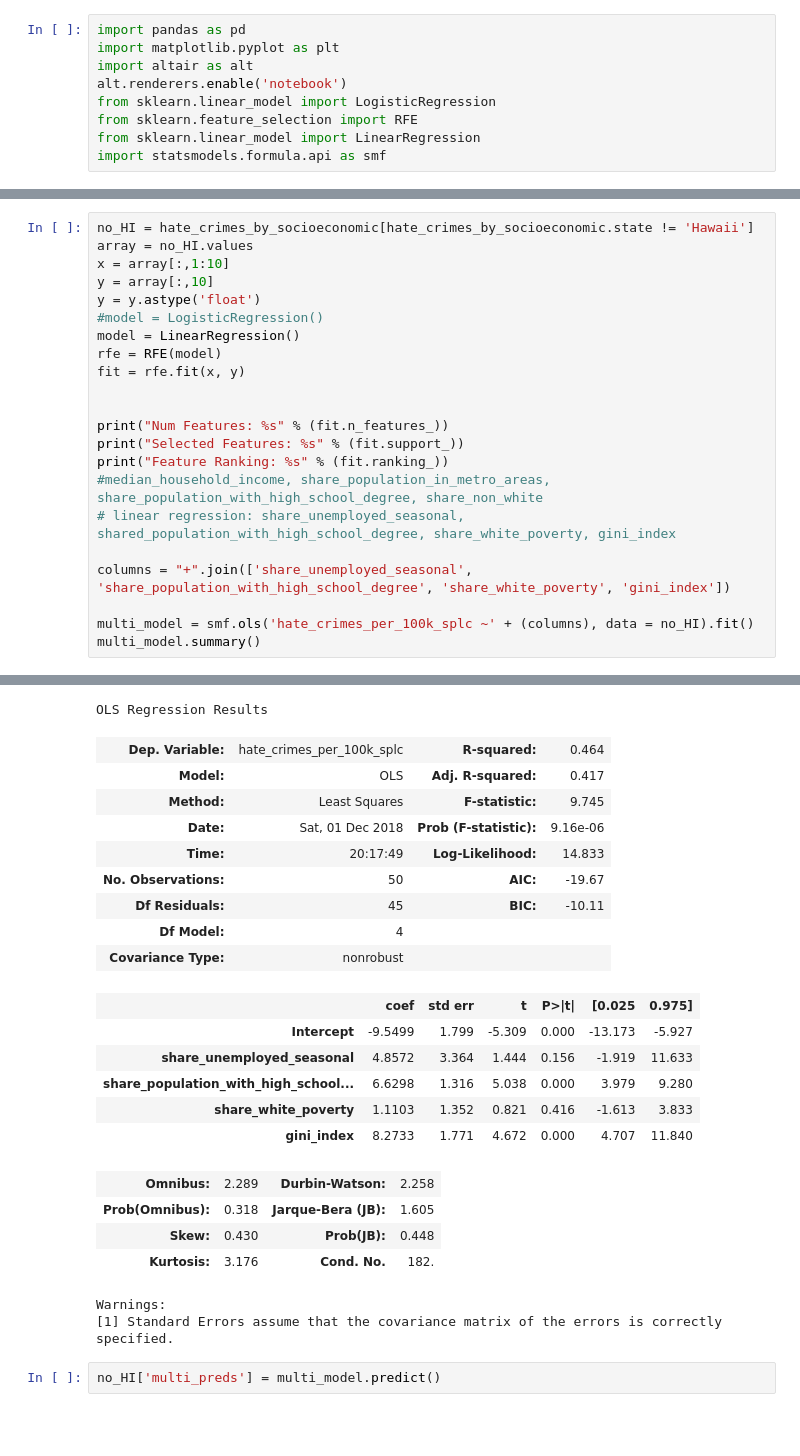
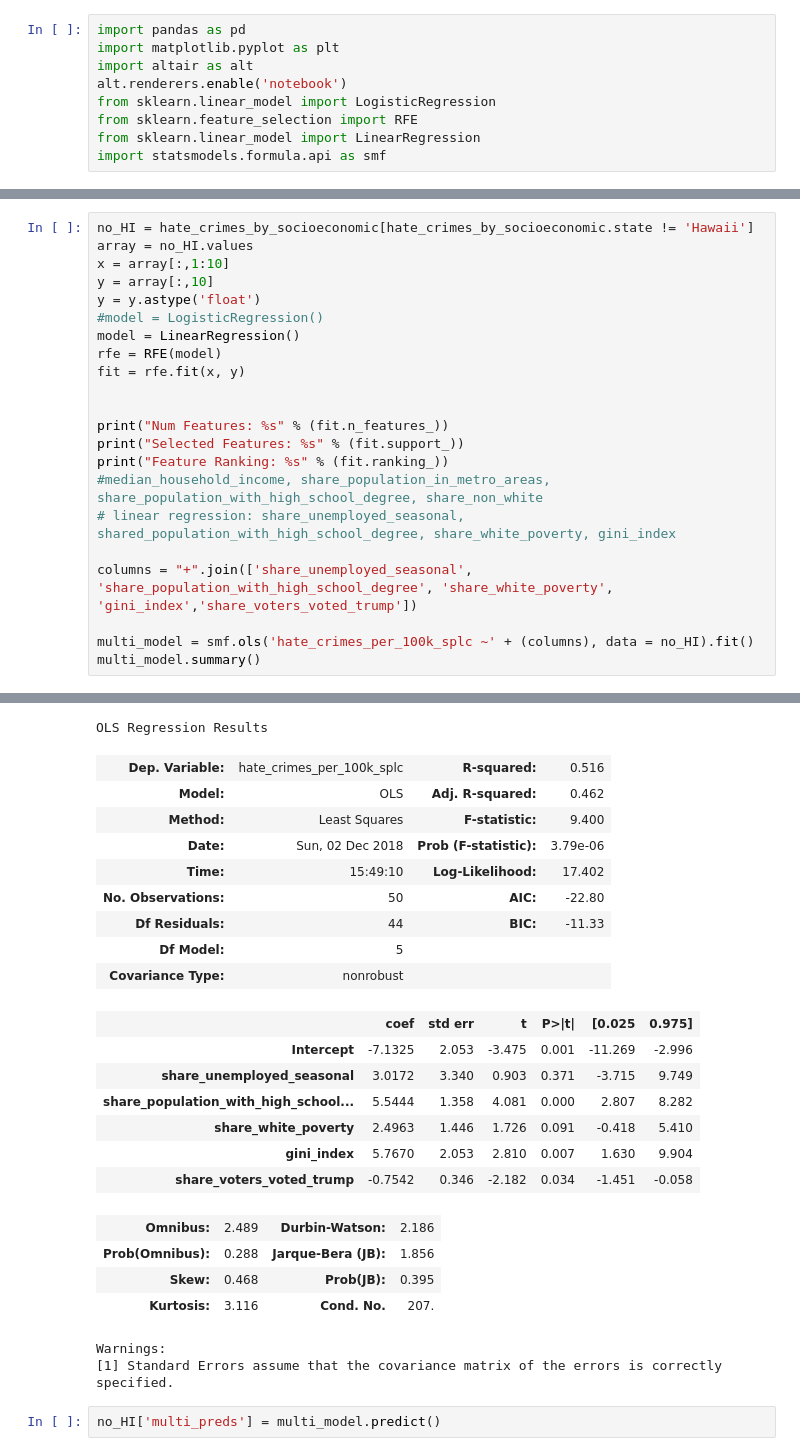
Before and after one commit to caseyahlan/hatecrimes-finalproject, a Jupyter notebook: statistical modeling.ipynb, the cells around one changed output, grey strips where cells are left out. Drawn from its saved outputs; the diff is of its cells as text; blank space fills up the shorter version.

```diff
--- a/statistical modeling.ipynb
+++ b/statistical modeling.ipynb
@@ -20,49 +28,50 @@ state_by_crime_type = pd.read_csv("./data/table_11_offenses_offense_type_by_part
 # %%
 no_HI = hate_crimes_by_socioeconomic[hate_crimes_by_socioeconomic.state != 'Hawaii']
 array = no_HI.values
 x = array[:,1:10]
 y = array[:,10]
 y = y.astype('float')
 #model = LogisticRegression()
 model = LinearRegression()
 rfe = RFE(model)
 fit = rfe.fit(x, y)
 
 
 print("Num Features: %s" % (fit.n_features_))
 print("Selected Features: %s" % (fit.support_))
 print("Feature Ranking: %s" % (fit.ranking_))
 #median_household_income, share_population_in_metro_areas, share_population_with_high_school_degree, share_non_white
 # linear regression: share_unemployed_seasonal, shared_population_with_high_school_degree, share_white_poverty, gini_index
 
-columns = "+".join(['share_unemployed_seasonal', 'share_population_with_high_school_degree', 'share_white_poverty', 'gini_index'])
+columns = "+".join(['share_unemployed_seasonal', 'share_population_with_high_school_degree', 'share_white_poverty', 'gini_index','share_voters_voted_trump'])
 
 multi_model = smf.ols('hate_crimes_per_100k_splc ~' + (columns), data = no_HI).fit()
 multi_model.summary()
 # %% [output]
 Num Features: 4
 Selected Features: [False  True False  True False  True  True False False]
 Feature Ranking: [6 1 4 1 3 1 1 5 2]
 OLS Regression Results
-| Dep. Variable: | hate_crimes_per_100k_splc | R-squared: | 0.464 |
-| Model: | OLS | Adj. R-squared: | 0.417 |
-| Method: | Least Squares | F-statistic: | 9.745 |
-| Date: | Sat, 01 Dec 2018 | Prob (F-statistic): | 9.16e-06 |
-| Time: | 20:17:49 | Log-Likelihood: | 14.833 |
-| No. Observations: | 50 | AIC: | -19.67 |
-| Df Residuals: | 45 | BIC: | -10.11 |
-| Df Model: | 4 |  |  |
+| Dep. Variable: | hate_crimes_per_100k_splc | R-squared: | 0.516 |
+| Model: | OLS | Adj. R-squared: | 0.462 |
+| Method: | Least Squares | F-statistic: | 9.400 |
+| Date: | Sun, 02 Dec 2018 | Prob (F-statistic): | 3.79e-06 |
+| Time: | 15:49:10 | Log-Likelihood: | 17.402 |
+| No. Observations: | 50 | AIC: | -22.80 |
+| Df Residuals: | 44 | BIC: | -11.33 |
+| Df Model: | 5 |  |  |
 | Covariance Type: | nonrobust |  |  |
 |  | coef | std err | t | P>|t| | [0.025 | 0.975] |
-| Intercept | -9.5499 | 1.799 | -5.309 | 0.000 | -13.173 | -5.927 |
-| share_unemployed_seasonal | 4.8572 | 3.364 | 1.444 | 0.156 | -1.919 | 11.633 |
-| share_population_with_high_school... | 6.6298 | 1.316 | 5.038 | 0.000 | 3.979 | 9.280 |
-| share_white_poverty | 1.1103 | 1.352 | 0.821 | 0.416 | -1.613 | 3.833 |
-| gini_index | 8.2733 | 1.771 | 4.672 | 0.000 | 4.707 | 11.840 |
+| Intercept | -7.1325 | 2.053 | -3.475 | 0.001 | -11.269 | -2.996 |
+| share_unemployed_seasonal | 3.0172 | 3.340 | 0.903 | 0.371 | -3.715 | 9.749 |
+| share_population_with_high_school... | 5.5444 | 1.358 | 4.081 | 0.000 | 2.807 | 8.282 |
+| share_white_poverty | 2.4963 | 1.446 | 1.726 | 0.091 | -0.418 | 5.410 |
+| gini_index | 5.7670 | 2.053 | 2.810 | 0.007 | 1.630 | 9.904 |
+| share_voters_voted_trump | -0.7542 | 0.346 | -2.182 | 0.034 | -1.451 | -0.058 |
-| Omnibus: | 2.289 | Durbin-Watson: | 2.258 |
-| Prob(Omnibus): | 0.318 | Jarque-Bera (JB): | 1.605 |
-| Skew: | 0.430 | Prob(JB): | 0.448 |
-| Kurtosis: | 3.176 | Cond. No. | 182. |
+| Omnibus: | 2.489 | Durbin-Watson: | 2.186 |
+| Prob(Omnibus): | 0.288 | Jarque-Bera (JB): | 1.856 |
+| Skew: | 0.468 | Prob(JB): | 0.395 |
+| Kurtosis: | 3.116 | Cond. No. | 207. |
 Warnings:
 [1] Standard Errors assume that the covariance matrix of the errors is correctly specified.
 # %%
```
Also changed, not shown: parts of 1 cell of this notebook, 1 other file.
